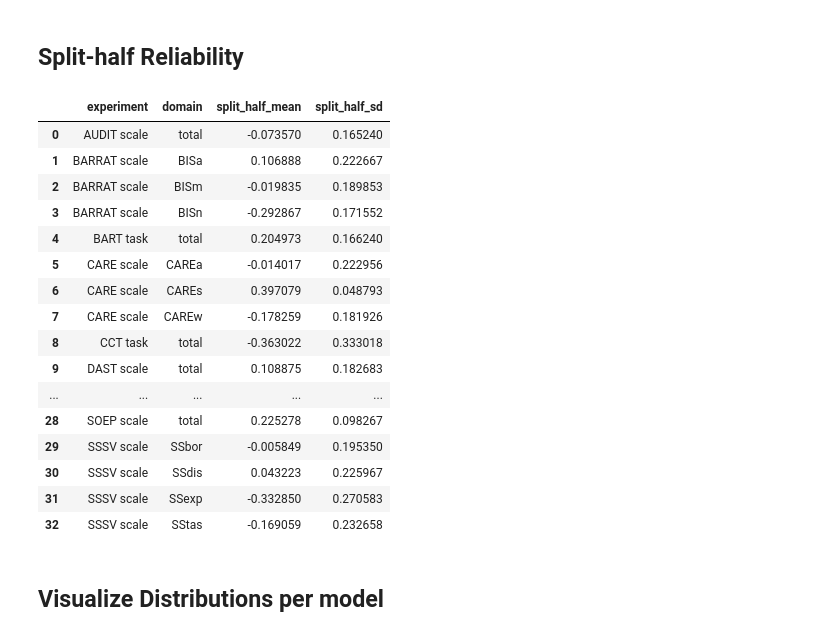
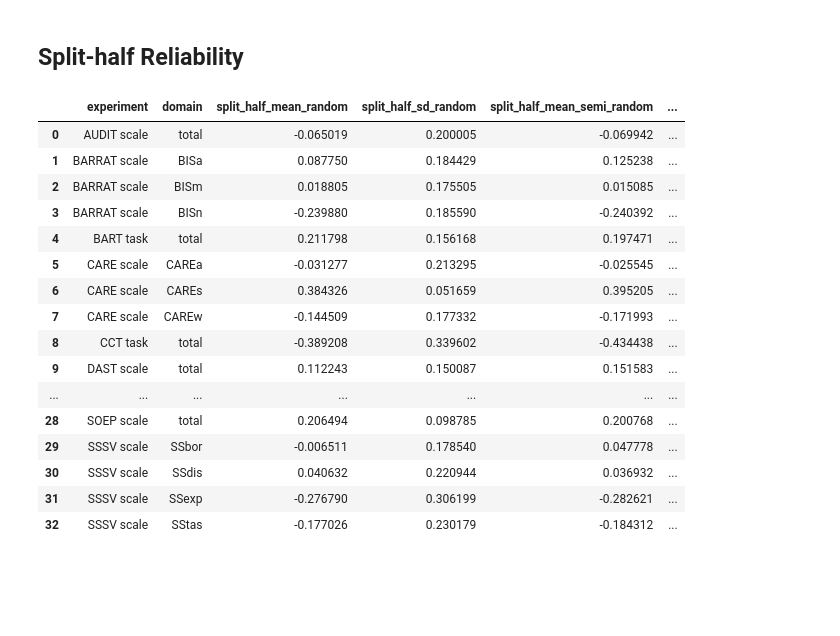
Before and after one commit to jelenameyer/GenInLLM, a Jupyter notebook: data_analysis/simulation_data_analysis_reliability.ipynb, the cells around one changed output. Saved outputs shown, nothing was run; the diff lists cells and outputs as text; code cells hidden in the pictures; blank space fills up the shorter version.

Commit message:
add semi random simulation data and analysis

```diff
--- a/data_analysis/simulation_data_analysis_reliability.ipynb
+++ b/data_analysis/simulation_data_analysis_reliability.ipynb
@@ -20,4 +20,5 @@ import seaborn as sns
 ## Read Processed Data
 # %%
 # load overall df
-all_data = pd.read_csv("simulation_random/items_per_LLM_random_simulation.csv")
+random_all_data = pd.read_csv("simulation_random/items_per_LLM_random_simulation.csv")
+semi_random_all_data = pd.read_csv("simulation_semi_random/items_per_LLM_semi_random_simulation.csv")
@@ -61,4 +50,5 @@ def normalize_per_scale(data):
 
     return data
 
-all_data = normalize_per_scale(all_data)
+random_all_data = normalize_per_scale(random_all_data)
+semi_random_all_data = normalize_per_scale(semi_random_all_data)
@@ -196,10 +173,10 @@ def split_half_reliability(df_items, n_splits=100):
 
     return np.mean(results), np.std(results)
 # %%
-def compute_split_half_reliability(score="score"):
+def compute_split_half_reliability(data, score="score"):
     rows = []  # final list of results
 
-    for exp, exp_data in all_data.groupby("experiment"):
+    for exp, exp_data in data.groupby("experiment"):
 
         # case 1: experiments with domains
         if exp_data["category"].notna().any() and exp != "SOEP scale":
@@ -235,25 +212,34 @@ def compute_split_half_reliability(score="score"):
 
     return pd.DataFrame(rows)
 # %%
-split_half_reliability = compute_split_half_reliability()
-split_half_reliability
+split_half_reliability_random = compute_split_half_reliability(random_all_data)
+split_half_reliability_semi_random = compute_split_half_reliability(semi_random_all_data)
+
+
+# Merge
+split_half_rel_df = split_half_reliability_random.merge(
+    split_half_reliability_semi_random,
+    on=["experiment", "domain"],
+    how="inner",
+    suffixes=("_random", "_semi_random")
+)
+
+display(split_half_rel_df)
 # %% [output]
-|  | experiment | domain | split_half_mean | split_half_sd |
-| 0 | AUDIT scale | total | -0.073570 | 0.165240 |
-| 1 | BARRAT scale | BISa | 0.106888 | 0.222667 |
-| 2 | BARRAT scale | BISm | -0.019835 | 0.189853 |
-| 3 | BARRAT scale | BISn | -0.292867 | 0.171552 |
-| 4 | BART task | total | 0.204973 | 0.166240 |
-| 5 | CARE scale | CAREa | -0.014017 | 0.222956 |
-| 6 | CARE scale | CAREs | 0.397079 | 0.048793 |
-| 7 | CARE scale | CAREw | -0.178259 | 0.181926 |
-| 8 | CCT task | total | -0.363022 | 0.333018 |
-| 9 | DAST scale | total | 0.108875 | 0.182683 |
-| ... | ... | ... | ... | ... |
-| 28 | SOEP scale | total | 0.225278 | 0.098267 |
-| 29 | SSSV scale | SSbor | -0.005849 | 0.195350 |
-| 30 | SSSV scale | SSdis | 0.043223 | 0.225967 |
-| 31 | SSSV scale | SSexp | -0.332850 | 0.270583 |
-| 32 | SSSV scale | SStas | -0.169059 | 0.232658 |
+|  | experiment | domain | split_half_mean_random | split_half_sd_random | split_half_mean_semi_random | ... |
+| 0 | AUDIT scale | total | -0.065019 | 0.200005 | -0.069942 | ... |
+| 1 | BARRAT scale | BISa | 0.087750 | 0.184429 | 0.125238 | ... |
+| 2 | BARRAT scale | BISm | 0.018805 | 0.175505 | 0.015085 | ... |
+| 3 | BARRAT scale | BISn | -0.239880 | 0.185590 | -0.240392 | ... |
+| 4 | BART task | total | 0.211798 | 0.156168 | 0.197471 | ... |
+| 5 | CARE scale | CAREa | -0.031277 | 0.213295 | -0.025545 | ... |
+| 6 | CARE scale | CAREs | 0.384326 | 0.051659 | 0.395205 | ... |
+| 7 | CARE scale | CAREw | -0.144509 | 0.177332 | -0.171993 | ... |
+| 8 | CCT task | total | -0.389208 | 0.339602 | -0.434438 | ... |
+| 9 | DAST scale | total | 0.112243 | 0.150087 | 0.151583 | ... |
+| ... | ... | ... | ... | ... | ... | ... |
+| 28 | SOEP scale | total | 0.206494 | 0.098785 | 0.200768 | ... |
+| 29 | SSSV scale | SSbor | -0.006511 | 0.178540 | 0.047778 | ... |
+| 30 | SSSV scale | SSdis | 0.040632 | 0.220944 | 0.036932 | ... |
+| 31 | SSSV scale | SSexp | -0.276790 | 0.306199 | -0.282621 | ... |
+| 32 | SSSV scale | SStas | -0.177026 | 0.230179 | -0.184312 | ... |
-# %% [markdown]
-## Visualize Distributions per model
```
Also changed, not shown: parts of 6 cells of this notebook, 5 other files.
